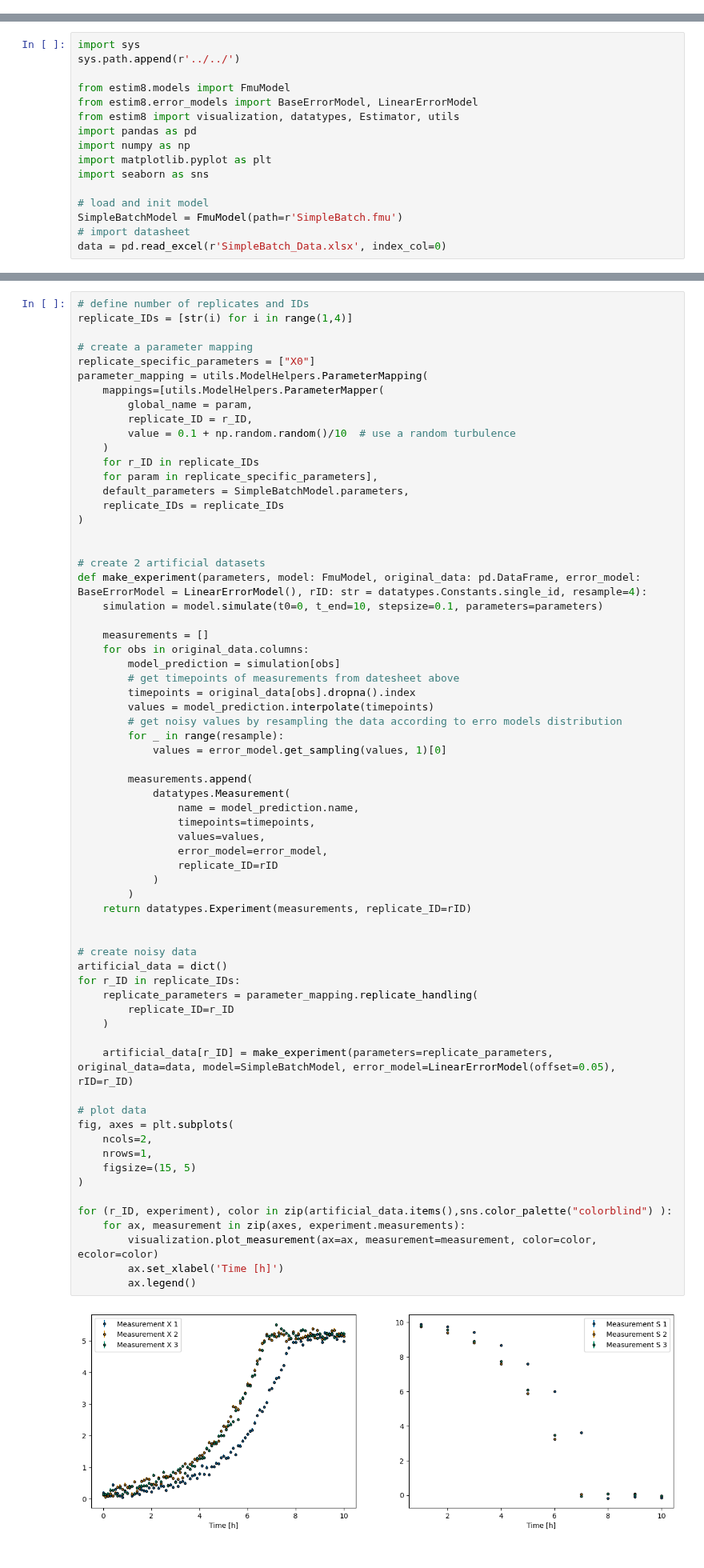
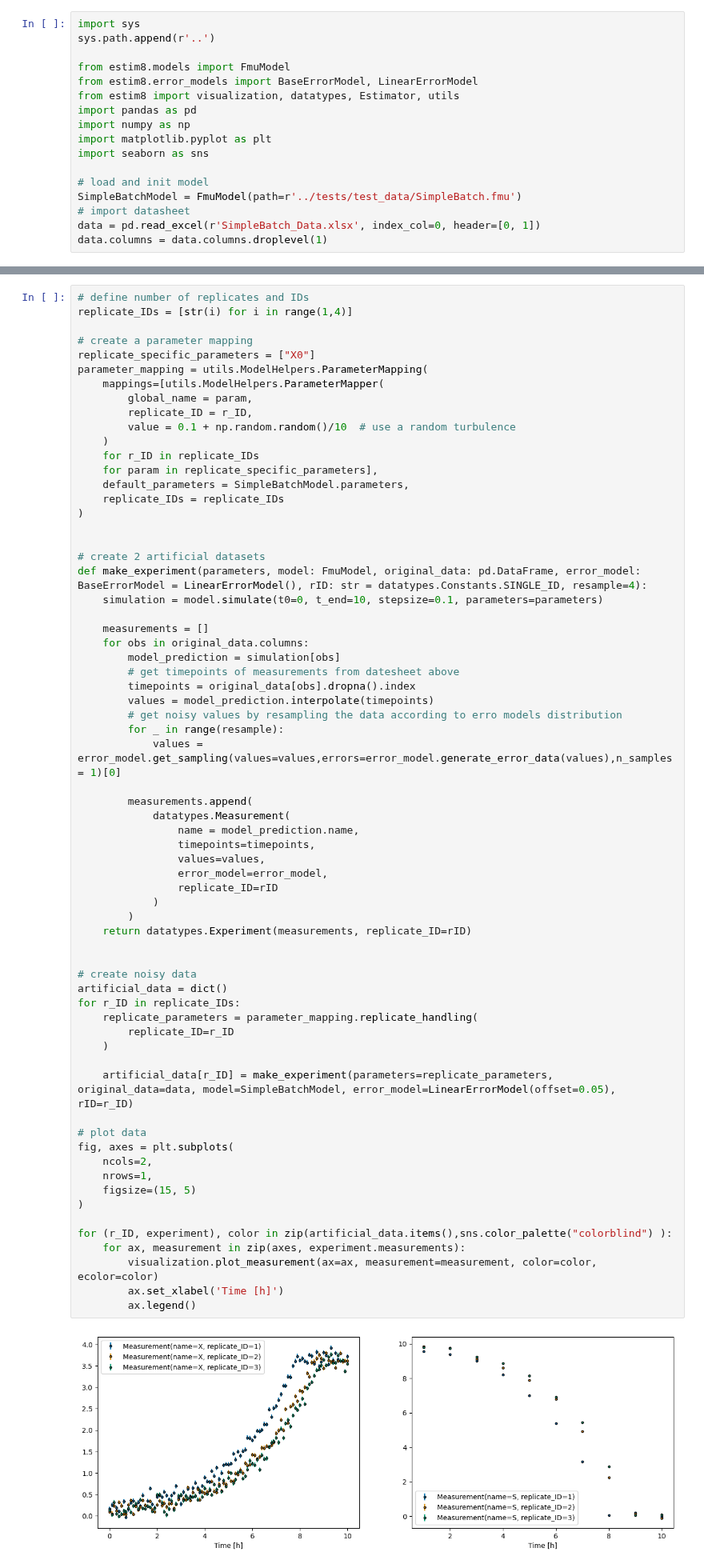
Before and after one commit to JuBiotech/estim8, a Jupyter notebook: docs/source/notebooks/7. Federated worker architecture.ipynb, the cells around one changed output, grey strips where cells are left out. Shown at 80% size. Cells and saved outputs as stored; diff of their text form.

```diff
--- a/docs/source/notebooks/7. Federated worker architecture.ipynb
+++ b/docs/source/notebooks/7. Federated worker architecture.ipynb
@@ -1 +1,18 @@
+# %%
+import sys
+sys.path.append(r'..')
+
+from estim8.models import FmuModel
+from estim8.error_models import BaseErrorModel, LinearErrorModel
+from estim8 import visualization, datatypes, Estimator, utils
+import pandas as pd
+import numpy as np
+import matplotlib.pyplot as plt
+import seaborn as sns
+
+# load and init model
+SimpleBatchModel = FmuModel(path=r'../tests/test_data/SimpleBatch.fmu')
+# import datasheet
+data = pd.read_excel(r'SimpleBatch_Data.xlsx', index_col=0, header=[0, 1])
+data.columns = data.columns.droplevel(1)
 # %% [markdown]
@@ -13,16 +29,0 @@ Using a federated worker setup, heavy computations can be effectively distribute
-# %%
-import sys
-sys.path.append(r'../../')
-
-from estim8.models import FmuModel
-from estim8.error_models import BaseErrorModel, LinearErrorModel
-from estim8 import visualization, datatypes, Estimator, utils
-import pandas as pd
-import numpy as np
-import matplotlib.pyplot as plt
-import seaborn as sns
-
-# load and init model
-SimpleBatchModel = FmuModel(path=r'SimpleBatch.fmu')
-# import datasheet
-data = pd.read_excel(r'SimpleBatch_Data.xlsx', index_col=0)
@@ -48,7 +47,7 @@ parameter_mapping = utils.ModelHelpers.ParameterMapping(
 
 
 # create 2 artificial datasets
-def make_experiment(parameters, model: FmuModel, original_data: pd.DataFrame, error_model: BaseErrorModel = LinearErrorModel(), rID: str = datatypes.Constants.single_id, resample=4):
+def make_experiment(parameters, model: FmuModel, original_data: pd.DataFrame, error_model: BaseErrorModel = LinearErrorModel(), rID: str = datatypes.Constants.SINGLE_ID, resample=4):
     simulation = model.simulate(t0=0, t_end=10, stepsize=0.1, parameters=parameters)
 
     measurements = []
@@ -59,7 +58,7 @@ def make_experiment(parameters, model: FmuModel, original_data: pd.DataFrame, er
         values = model_prediction.interpolate(timepoints)
         # get noisy values by resampling the data according to erro models distribution
         for _ in range(resample):
-            values = error_model.get_sampling(values, 1)[0]
+            values = error_model.get_sampling(values=values,errors=error_model.generate_error_data(values),n_samples= 1)[0]
 
         measurements.append(
             datatypes.Measurement(
@@ -68,34 +67,34 @@ def make_experiment(parameters, model: FmuModel, original_data: pd.DataFrame, er
                 values=values,
                 error_model=error_model,
                 replicate_ID=rID
             )
         )
     return datatypes.Experiment(measurements, replicate_ID=rID)
 
 
 # create noisy data
 artificial_data = dict()
 for r_ID in replicate_IDs:
     replicate_parameters = parameter_mapping.replicate_handling(
         replicate_ID=r_ID
     )
 
     artificial_data[r_ID] = make_experiment(parameters=replicate_parameters, original_data=data, model=SimpleBatchModel, error_model=LinearErrorModel(offset=0.05), rID=r_ID)
 
 # plot data
 fig, axes = plt.subplots(
     ncols=2,
     nrows=1,
     figsize=(15, 5)
 )
 
 for (r_ID, experiment), color in zip(artificial_data.items(),sns.color_palette("colorblind") ):
     for ax, measurement in zip(axes, experiment.measurements):
         visualization.plot_measurement(ax=ax, measurement=measurement, color=color, ecolor=color)
         ax.set_xlabel('Time [h]')
         ax.legend()
 # %% [output]
-[figure, old version]
+[figure, new version]
 # %% [markdown]
 ## 7.1 Federated workers on a single machine
 To use this setup on a single local machine, pass the keyword argument `federated_workers`to the `Estimator` class methods.
```
Also changed, not shown: parts of 8 cells of this notebook, 11 other files.
